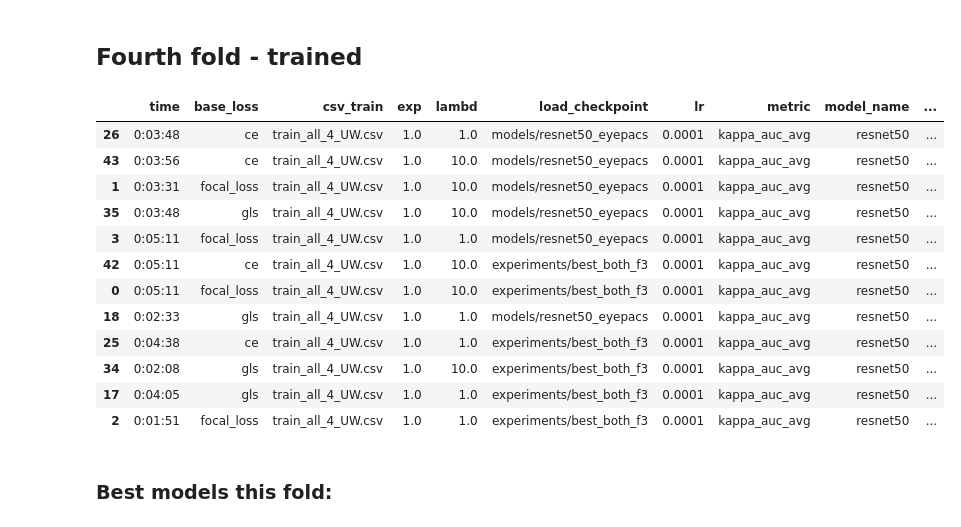
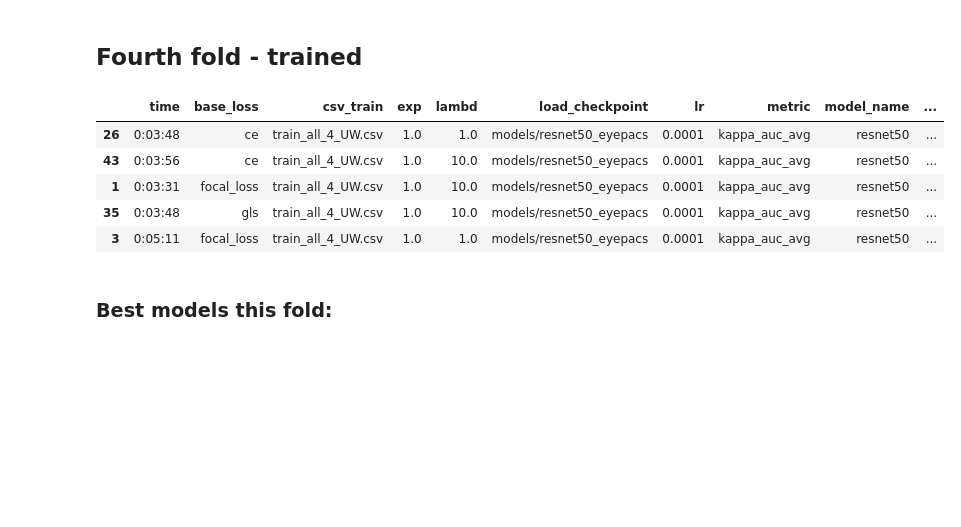
Before and after one commit to agaldran/deep_dr, a Jupyter notebook: analyze_csvs_FINAL.ipynb, the cells around one changed output. Cells and saved outputs as stored; diff of their text form; code cells hidden in the pictures; blank space fills up the shorter version.

```diff
--- a/analyze_csvs_FINAL.ipynb
+++ b/analyze_csvs_FINAL.ipynb
@@ -409,21 +395,14 @@ python train.py --csv_train train_all_3_UW.csv --base_loss ce --exp 1 --lambd 10
 # %% [markdown]
 ## Fourth fold - trained
 # %%
-df_train4.sort_values('kappa', ascending=False).head(15)
+df_train4.sort_values('kappa', ascending=False).head(5)
 # %% [output]
 |  | time | base_loss | csv_train | exp | lambd | load_checkpoint | lr | metric | model_name | ... |
 | 26 | 0:03:48 | ce | train_all_4_UW.csv | 1.0 | 1.0 | models/resnet50_eyepacs | 0.0001 | kappa_auc_avg | resnet50 | ... |
 | 43 | 0:03:56 | ce | train_all_4_UW.csv | 1.0 | 10.0 | models/resnet50_eyepacs | 0.0001 | kappa_auc_avg | resnet50 | ... |
 | 1 | 0:03:31 | focal_loss | train_all_4_UW.csv | 1.0 | 10.0 | models/resnet50_eyepacs | 0.0001 | kappa_auc_avg | resnet50 | ... |
 | 35 | 0:03:48 | gls | train_all_4_UW.csv | 1.0 | 10.0 | models/resnet50_eyepacs | 0.0001 | kappa_auc_avg | resnet50 | ... |
 | 3 | 0:05:11 | focal_loss | train_all_4_UW.csv | 1.0 | 1.0 | models/resnet50_eyepacs | 0.0001 | kappa_auc_avg | resnet50 | ... |
-| 42 | 0:05:11 | ce | train_all_4_UW.csv | 1.0 | 10.0 | experiments/best_both_f3 | 0.0001 | kappa_auc_avg | resnet50 | ... |
-| 0 | 0:05:11 | focal_loss | train_all_4_UW.csv | 1.0 | 10.0 | experiments/best_both_f3 | 0.0001 | kappa_auc_avg | resnet50 | ... |
-| 18 | 0:02:33 | gls | train_all_4_UW.csv | 1.0 | 1.0 | models/resnet50_eyepacs | 0.0001 | kappa_auc_avg | resnet50 | ... |
-| 25 | 0:04:38 | ce | train_all_4_UW.csv | 1.0 | 1.0 | experiments/best_both_f3 | 0.0001 | kappa_auc_avg | resnet50 | ... |
-| 34 | 0:02:08 | gls | train_all_4_UW.csv | 1.0 | 10.0 | experiments/best_both_f3 | 0.0001 | kappa_auc_avg | resnet50 | ... |
-| 17 | 0:04:05 | gls | train_all_4_UW.csv | 1.0 | 1.0 | experiments/best_both_f3 | 0.0001 | kappa_auc_avg | resnet50 | ... |
-| 2 | 0:01:51 | focal_loss | train_all_4_UW.csv | 1.0 | 1.0 | experiments/best_both_f3 | 0.0001 | kappa_auc_avg | resnet50 | ... |
 # %% [markdown]
 ### Best models this fold:
 # %% [markdown]
```
Also changed, not shown: parts of 155 cells of this notebook, 2 other files.
